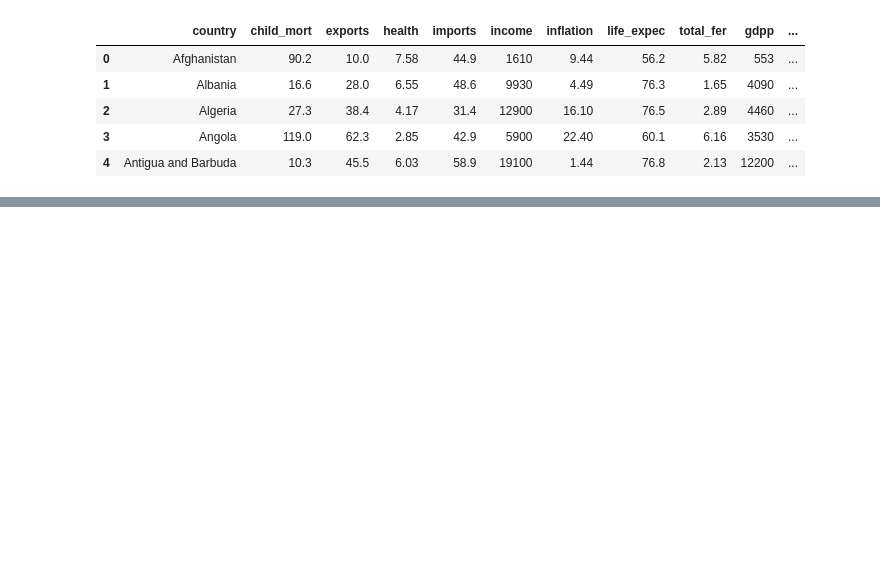
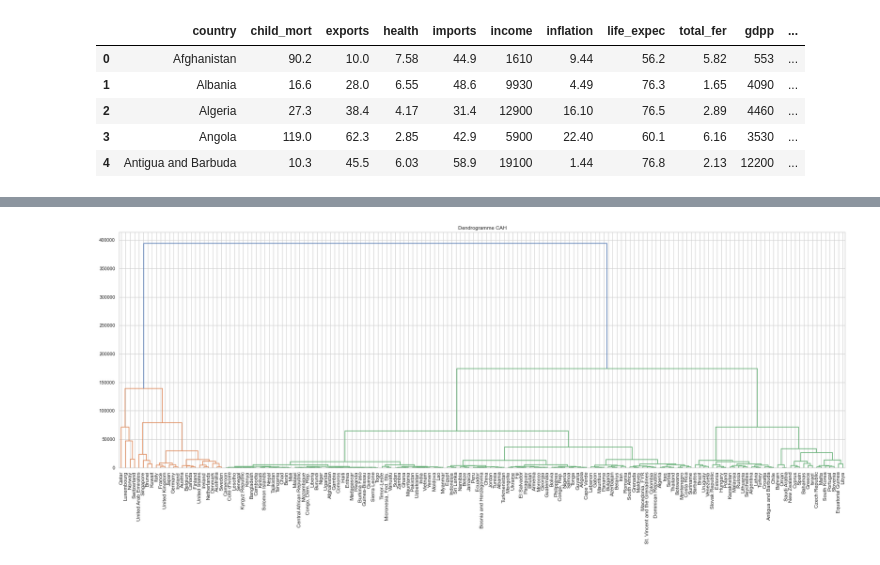
Before and after one commit to paulgst/Kaggle-Country-Data, a Jupyter notebook: Country_Data.ipynb, the cells around one changed output, grey strips where cells are left out. Saved outputs shown, nothing was run; the diff lists cells and outputs as text; code cells hidden in the pictures; blank space fills up the shorter version.

```diff
--- a/Country_Data.ipynb
+++ b/Country_Data.ipynb
@@ -206,0 +405,10 @@ plt.show()
+# %%
+dic1 = {0:'assez développé',1:'très développé',2:'peu développé',3:'développement moyen',4:'très développé - 2'}
+dic2 = {0:'développement moyen',1:'très développé',2:'peu développé',3:'très développé - 2',4:'assez développé'}
+
+df = df.set_index('country')
+df['prediction'] = df['prediction'].replace(dic1)
+df['prediction2'] = df['prediction2'].replace(dic2)
+
+pd.set_option('display.max_rows', None)
+display(df)
@@ -206,0 +434,10 @@ plt.show()
+# %%
+plt.figure(figsize=(30,10))
+Z = linkage(df.drop(['prediction','prediction2'],axis=1), method='ward',metric='euclidean')
+
+plt.title("Dendrogramme CAH")
+
+dendrogram(Z,labels = df.index, leaf_rotation = 90, leaf_font_size=12)
+plt.show()
+# %% [output]
+[figure, added]
```
Also changed, not shown: parts of 22 cells of this notebook.
